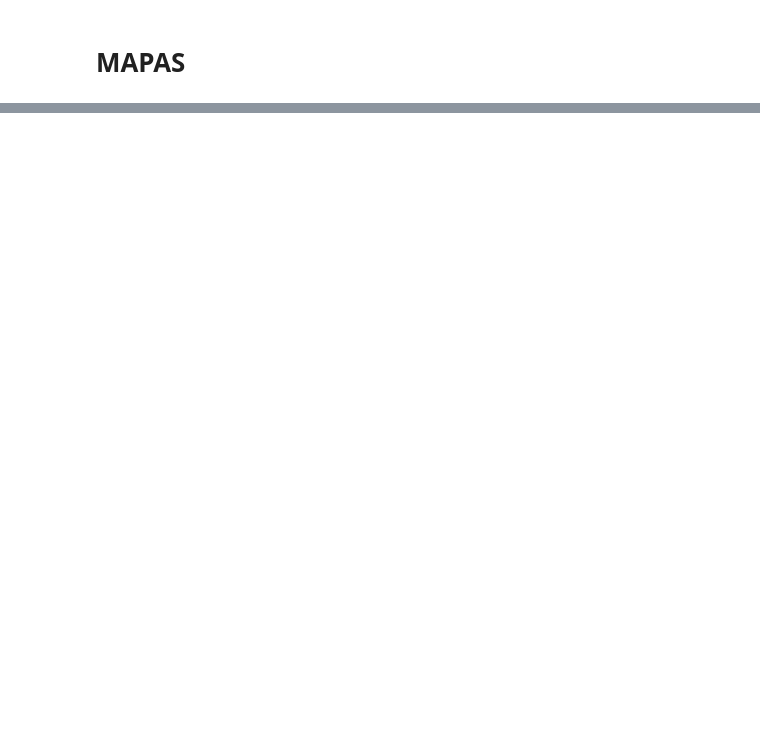
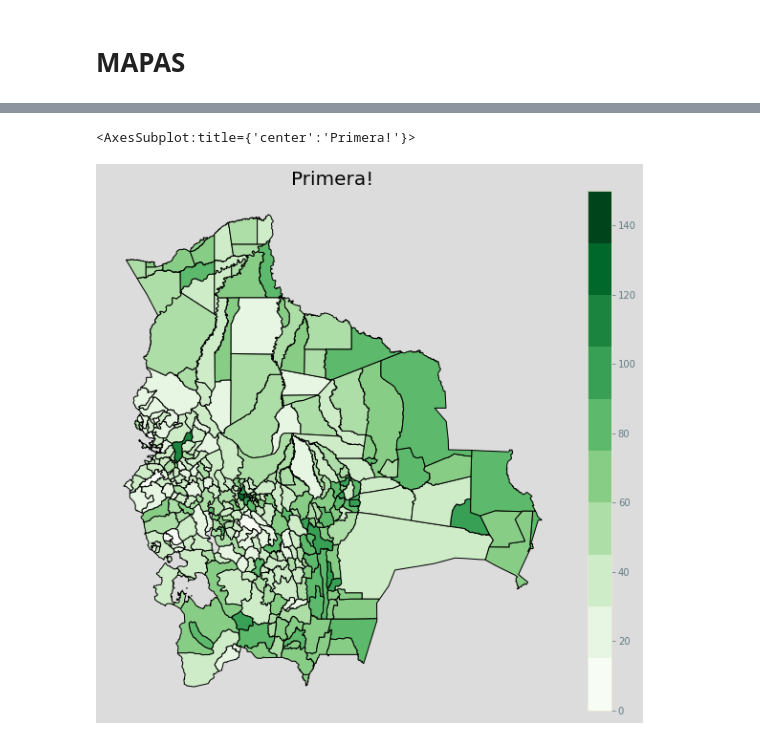
Before and after one commit to dquintani/vacunacion-municipios-bo, a Jupyter notebook: vacunacion_municipal.ipynb, the cells around one changed output, grey strips where cells are left out. Saved outputs shown, nothing was run; the diff lists cells and outputs as text; code cells hidden in the pictures; blank space fills up the shorter version.

```diff
--- a/vacunacion_municipal.ipynb
+++ b/vacunacion_municipal.ipynb
@@ -219,2 +307,7 @@ fig.savefig("vac_mun_completo.jpg", bbox_inches="tight")
 # %% [markdown]
 # MAPAS
+# %%
+df_map_merge = df_map.merge(df_wide, on='cod_ine')
+df_map_merge.fecha = df_map_merge.fecha.apply(pd.to_datetime)
+
+df_map_merge
@@ -220,0 +328,37 @@ fig.savefig("vac_mun_completo.jpg", bbox_inches="tight")
+# %%
+df_map_merge
+cmap = plt.get_cmap("Greens", 10)
+
+fig, axs = plt.subplots(1,1, figsize = (10,10))
+fig.set_facecolor("gainsboro")
+
+divider = make_axes_locatable(axs)
+cax = divider.append_axes("right", size="5%", pad=0.22)
+
+# dfx=pd.DataFrame([[0,0]])
+# df_map.plot(ax=axs, facecolor="white", edgecolor="black") #background map
+
+#     df_frame = df_activos_ff[df_activos_ff["fecha"]==df_activos_ff["fecha"].array[i]]
+df_frame = df_map_merge.reset_index().groupby("fecha").get_group(str(latest_date))
+#     display(df_frame)
+
+axs.set_facecolor("gainsboro")
+axs.set_title("Primera!", fontsize = 20)
+axs.spines['top'].set_visible(False)
+axs.spines['bottom'].set_visible(False)
+axs.spines['left'].set_visible(False)
+axs.spines['right'].set_visible(False)
+axs.axis("off")
+
+df_frame.plot(column=1,
+                 ax=axs,
+                 legend=True,
+                 cax=cax,
+                 cmap=cmap,
+#                      scheme='quantiles',
+                 facecolor="black",
+                 edgecolor="black",
+                 norm=plt.Normalize(0, 150))
+# %% [output]
+<AxesSubplot:title={'center':'Primera!'}>
+[figure, added]
```
Also changed, not shown: parts of 20 cells of this notebook, 4 other files.
